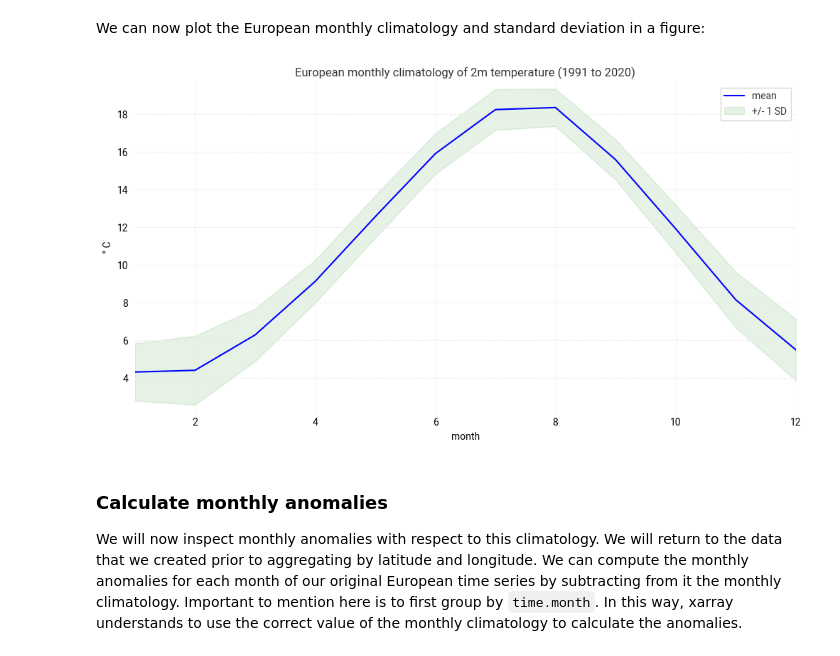
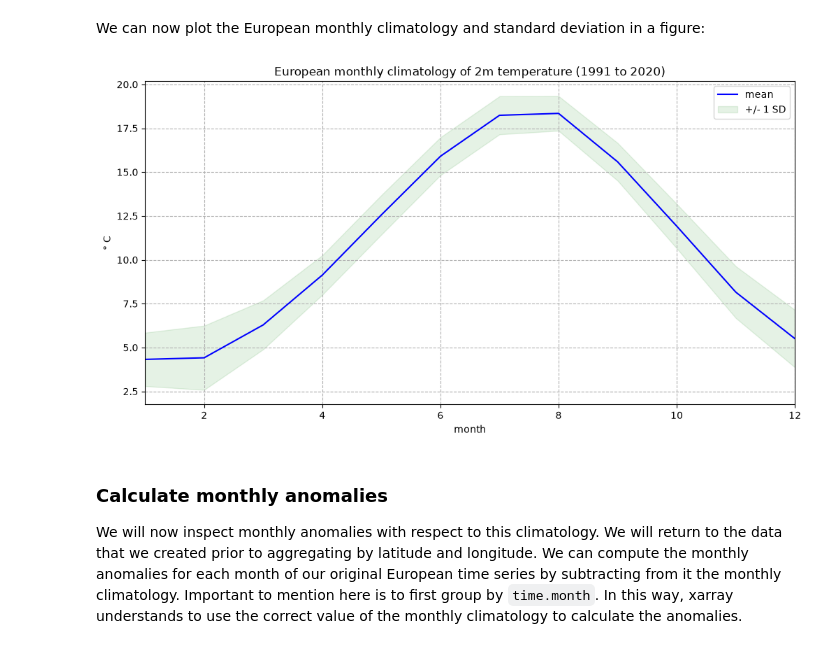
Before and after one commit to ecmwf-training/c3s-training-submodule-reanalysis, a Jupyter notebook: reanalysis-climatology.ipynb, the cells around one changed output. Drawn from its saved outputs; the diff is of its cells as text; code cells hidden in the pictures.

```diff
--- a/reanalysis-climatology.ipynb
+++ b/reanalysis-climatology.ipynb
@@ -172,7 +166,9 @@ Notice that the `longitude` variables in the Xarray Dataset and Data Array objec
 
 The second option is to specify the `area` keyword argument right when you request data with the `CDS API`. The `area` keyword then automatically reprojects the requested data onto a [-180, 180] grid.
 # %%
-ds_180 = ds.assign_coords(longitude=(((ds.longitude + 180) % 360) - 180)).sortby('longitude')
+ds_180 = ds.assign_coords(longitude=(((ds.longitude + 180) % 360) - 180)).sortby(
+    "longitude"
+)
 # %% [markdown]
 While an Xarray **dataset** may contain multiple variables, an Xarray **data array** holds a single multi-dimensional variable and its coordinates. To make the processing of the **t2m** data easier, we convert in into an Xarray data array.
 # %%
@@ -276,11 +289,11 @@ We will now calculate the monthly climatology of near-surface air temperature fo
 
 We first create again a temporal subset for the period 1991 to 2020, but this time keeping the monthly temporal resolution.
 # %%
-clim_period = da_degc.sel(time=slice('1991-01-01', '2020-12-01'))
+clim_period = da_degc.sel(valid_time=slice("1991-01-01", "2020-12-01"))
 # %% [markdown]
 We will now calculate the monthly climatology by first applying the function `groupby()` to group the data array by month and then calculating the average for each monthly group. The resulting data array is the monthly climatology for air temperature in Europe based on the reference period 1991 to 2020.
 # %%
-clim_month = clim_period.groupby('time.month').mean()
+clim_month = clim_period.groupby("valid_time.month").mean()
 # %% [markdown]
 Let us view this monthly climatology averaged over the entire European region. To do this we need to average over the latitude and longitude dimensions. A very important consideration however is that the gridded data cells do not all correspond to the same areas. The size covered by each data point varies as a function of latitude. We need to take this into account when averaging. One way to do this is to use the cosine of the latitude as a proxy for the varying sizes.
 
@@ -303,7 +316,7 @@ mean.plot()
 # %% [markdown]
 One more step we can take is to repeat the process above for the standard deviation, to enable us to plot both in a single figure.
 # %%
-clim_std = clim_period.groupby('time.month').std()
+clim_std = clim_period.groupby("valid_time.month").std()
 
 weights = np.cos(np.deg2rad(clim_std.latitude))
 weights.name = "weights"
@@ -313,22 +326,24 @@ std = clim_std_weighted.mean(["longitude", "latitude"])
 # %% [markdown]
 We can now plot the European monthly climatology and standard deviation in a figure:
 # %%
-fig, ax = plt.subplots(1, 1, figsize = (12, 6))
+fig, ax = plt.subplots(1, 1, figsize=(12, 6))
 
-ax.plot(mean.month, mean, color='blue', label='mean')
-ax.fill_between(mean.month, (mean + std), (mean - std), alpha=0.1, color='green', label='+/- 1 SD')
+ax.plot(mean.month, mean, color="blue", label="mean")
+ax.fill_between(
+    mean.month, (mean + std), (mean - std), alpha=0.1, color="green", label="+/- 1 SD"
+)
 
-ax.set_title('European monthly climatology of 2m temperature (1991 to 2020)')
-ax.set_ylabel('° C')
-ax.set_xlabel('month')
-ax.set_xlim(1,12)
+ax.set_title("European monthly climatology of 2m temperature (1991 to 2020)")
+ax.set_ylabel("° C")
+ax.set_xlabel("month")
+ax.set_xlim(1, 12)
 handles, labels = ax.get_legend_handles_labels()
 ax.legend(handles, labels)
-ax.grid(linestyle='--')
+ax.grid(linestyle="--")
 
-fig.savefig(f'{DATADIR}Eur_monthly_t2m_clim.png')
+fig.savefig(f"{DATADIR}Eur_monthly_t2m_clim.png")
 # %% [output]
-[figure, old version]
+[figure, new version]
 # %% [markdown]
 ### Calculate monthly anomalies
 
```
Also changed, not shown: parts of 27 cells of this notebook, 2 other files.
